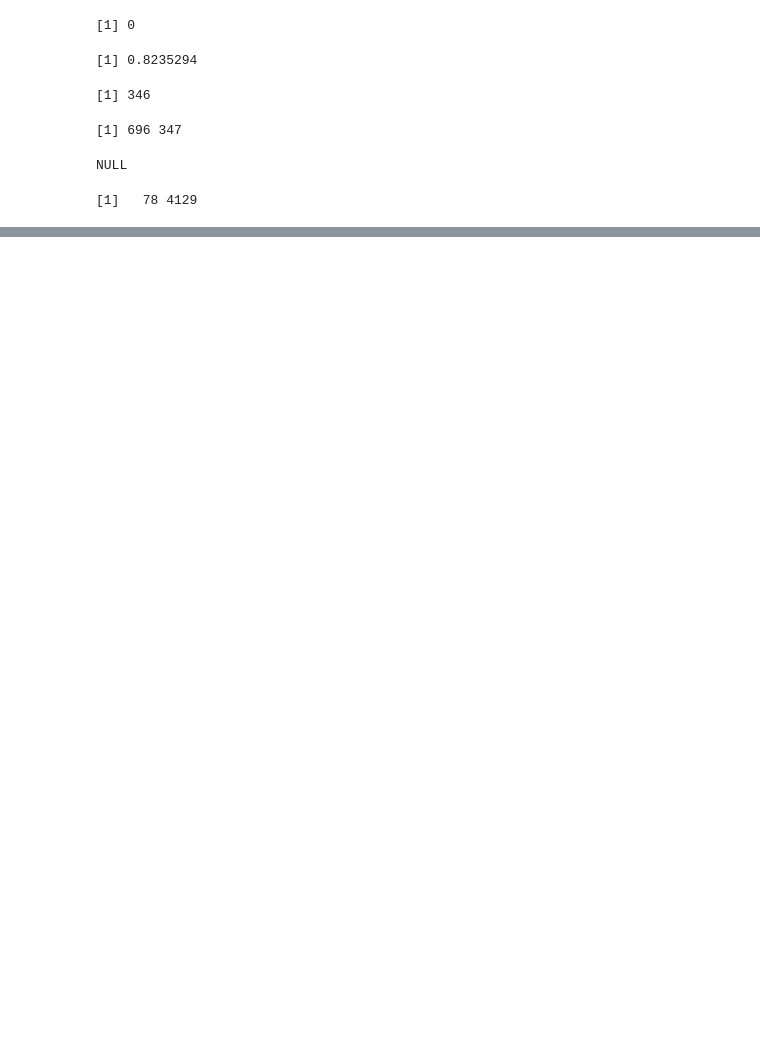
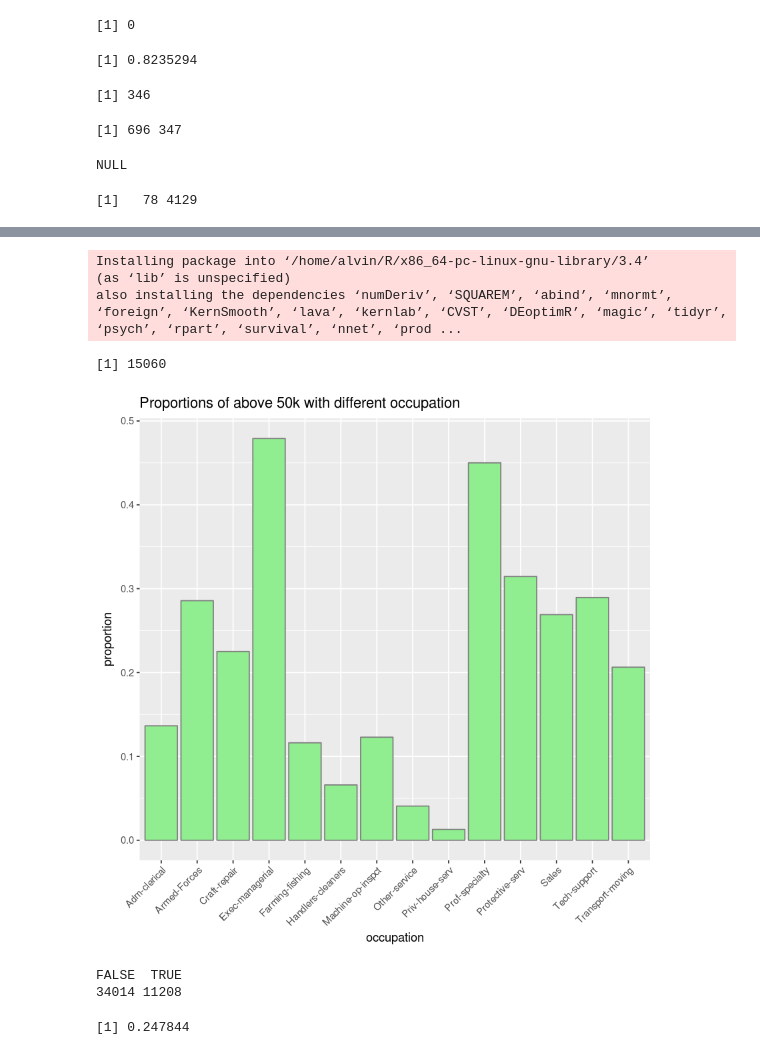
Before and after one commit to CryoliteZ/Statistical-Learning-R, a Jupyter notebook: HW6/hw6.ipynb, the cells around one changed output, grey strips where cells are left out. Cells and saved outputs as stored; diff of their text form; code cells hidden in the pictures; blank space fills up the shorter version.

```diff
--- a/HW6/hw6.ipynb
+++ b/HW6/hw6.ipynb
@@ -204,0 +181,50 @@ head(dstune)
+# %%
+install.packages("caret")
+# %% [output]
+Installing package into ‘/home/alvin/R/x86_64-pc-linux-gnu-library/3.4’
+(as ‘lib’ is unspecified)
+also installing the dependencies ‘numDeriv’, ‘SQUAREM’, ‘abind’, ‘mnormt’, ‘foreign’, ‘KernSmooth’, ‘lava’, ‘kernlab’, ‘CVST’, ‘DEoptimR’, ‘magic’, ‘tidyr’, ‘psych’, ‘rpart’, ‘survival’, ‘nnet’, ‘prod ...
+# %%
+
+library(ggplot2)
+library(reshape2)
+library(gridExtra)
+library(glmnet)
+library(randomForest)
+library(e1071)
+
+z <- load('data/50kpred.rdata')
+df_train_all <- raw1
+df_test <- raw_test
+df_all <- rbind(df_train_all, df_test)
+
+nrow(df_test)
+# %% [output]
+[1] 15060
+# %%
+plotPorpotion <- function(df, feature){
+
+    occupation_above = data.frame(table(df[df[,"y_income" ] == TRUE,]$occupation))
+    occupation_below = data.frame(table(df[df[,"y_income" ] == FALSE,]$occupation))
+    occupation_all = data.frame(table(df[df[,"y_income" ] == FALSE,]$occupation))
+    occupation = merge(x = occupation_above, y = occupation_below, by = "Var1")
+    occu_names = c('occupation', 'above', 'below')
+    colnames(occupation) = occu_names
+    occupation$above_proportion = occupation$above/ (occupation$above + occupation$below)
+    ggplot(occupation, aes(x=occupation, y=above_proportion, ), xlab="Gender", ylab="Counts") +
+        geom_bar(stat="identity", fill="lightgreen", color="grey50") +
+        theme(axis.text.x = element_text(angle = 45, hjust = 1))+
+        ggtitle('Proportions of above 50k with different occupation')+
+          xlab("occupation") +
+          ylab("proportion")
+}
+plotPorpotion(df_all, 'occupation')
+# %% [output]
+[figure, added]
+# %%
+table(df_all$y_income)
+sum(df_all$y_income == TRUE) / nrow(df_all)
+# %% [output]
+FALSE  TRUE
+34014 11208
+[1] 0.247844
```
Also changed, not shown: parts of 24 cells of this notebook, 2 other files.
